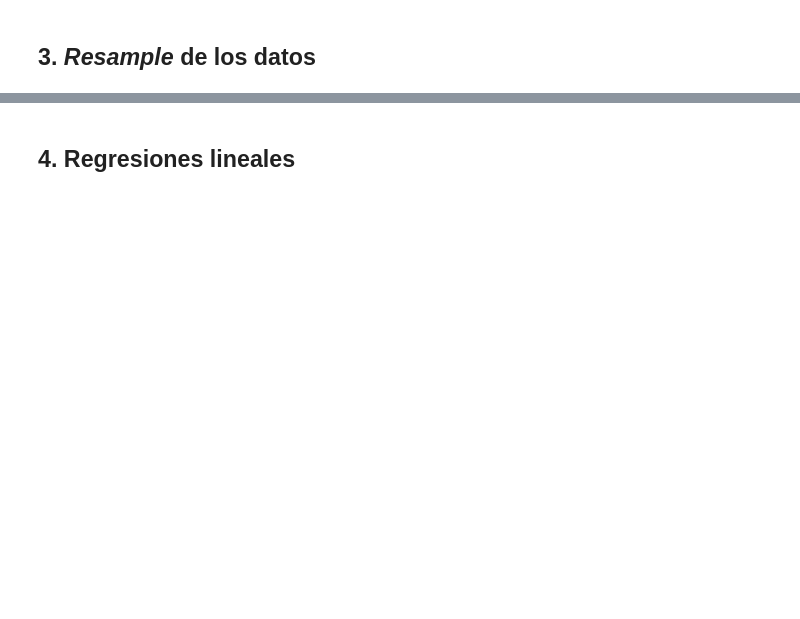
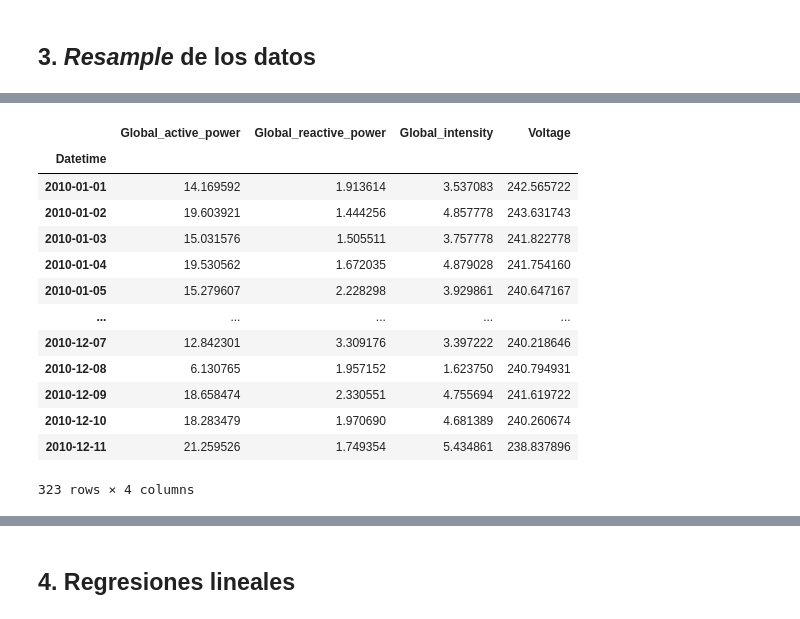
Before and after one commit to Vendetta0462/TareaFinalHC, a Jupyter notebook: code/Tarea_Final_HC.ipynb, the cells around one changed output, grey strips where cells are left out. Saved outputs shown, nothing was run; the diff lists cells and outputs as text; code cells hidden in the pictures; blank space fills up the shorter version.

```diff
--- a/code/Tarea_Final_HC.ipynb
+++ b/code/Tarea_Final_HC.ipynb
@@ -50,0 +48,24 @@ nan
+# %%
+#Se pone la columna Datetime como índice para poder hacer el resample
+data["Datetime"] = pd.to_datetime(data["Datetime"])
+data = data.set_index(["Datetime"])
+
+#Se utiliza el método resample y se realiza por día y por mes. Dropna elimina los NaNs de los sets
+data_diario = data.resample("D").mean().dropna()
+data_mensual = data.resample("M").mean().dropna()
+data_diario
+# %% [output]
+|  | Global_active_power | Global_reactive_power | Global_intensity | Voltage |
+| Datetime |  |  |  |  |
+| 2010-01-01 | 14.169592 | 1.913614 | 3.537083 | 242.565722 |
+| 2010-01-02 | 19.603921 | 1.444256 | 4.857778 | 243.631743 |
+| 2010-01-03 | 15.031576 | 1.505511 | 3.757778 | 241.822778 |
+| 2010-01-04 | 19.530562 | 1.672035 | 4.879028 | 241.754160 |
+| 2010-01-05 | 15.279607 | 2.228298 | 3.929861 | 240.647167 |
+| ... | ... | ... | ... | ... |
+| 2010-12-07 | 12.842301 | 3.309176 | 3.397222 | 240.218646 |
+| 2010-12-08 | 6.130765 | 1.957152 | 1.623750 | 240.794931 |
+| 2010-12-09 | 18.658474 | 2.330551 | 4.755694 | 241.619722 |
+| 2010-12-10 | 18.283479 | 1.970690 | 4.681389 | 240.260674 |
+| 2010-12-11 | 21.259526 | 1.749354 | 5.434861 | 238.837896 |
+323 rows × 4 columns
```
Also changed, not shown: parts of 16 cells of this notebook.
